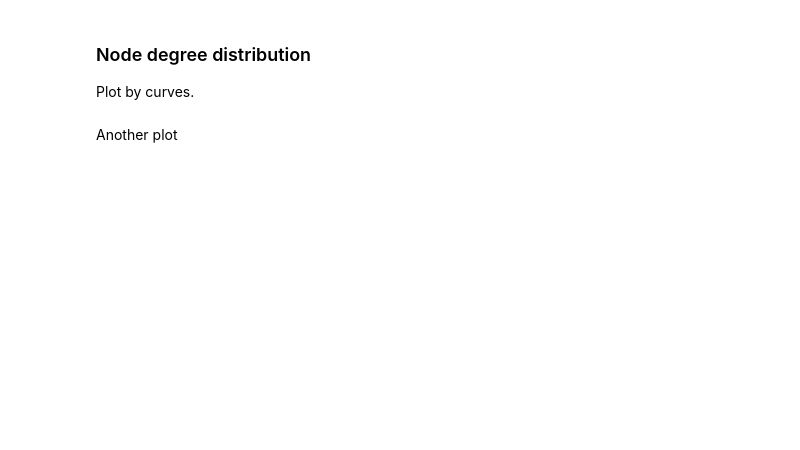
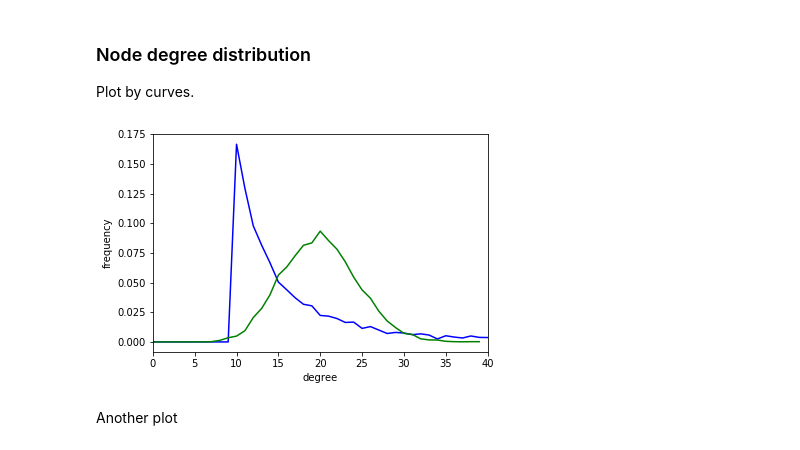
Before and after one commit to nandoide/misc_work, a Jupyter notebook: Desktop/uni/CRRTT/exercise3.ipynb, the cells around one changed output. Cells and saved outputs as stored; diff of their text form; code cells hidden in the pictures; blank space fills up the shorter version.

```diff
--- a/Desktop/uni/CRRTT/exercise3.ipynb
+++ b/Desktop/uni/CRRTT/exercise3.ipynb
@@ -51,5 +56,6 @@ c, l, o = get_graph_metrics(graph_free_scale_barabasi)
 # %%
-graph_random = nx.gnp_random_graph(order, graph_free_scale_barabasi.size())
+print("Free scale graph size:", graph_free_scale_barabasi.size())
+graph_random = nx.gnm_random_graph(order, graph_free_scale_barabasi.size())
 c_random, l_random, o_random = get_graph_metrics(graph_random)
 
 d = {'Free Scale': [c, l], 'Random': [c_random, l_random]}
@@ -63,12 +74,14 @@ Plot by curves.
 # %%
 plt.xlabel('degree')
 plt.ylabel('frequency')
-plt.xlim(0,10)
+plt.xlim(0, 40)
 
 his = nx.degree_histogram(graph_free_scale_barabasi)
-plt.plot([i/order for i in his])
+plt.plot([i/order for i in his], color='b')
 his_al = nx.degree_histogram(graph_random)
-plt.plot([i/order for i in his_al]);
+plt.plot([i/order for i in his_al], color='g');
+# %% [output]
+[figure, added]
 # %% [markdown]
 
 Another plot
```
Also changed, not shown: parts of 3 cells of this notebook.
